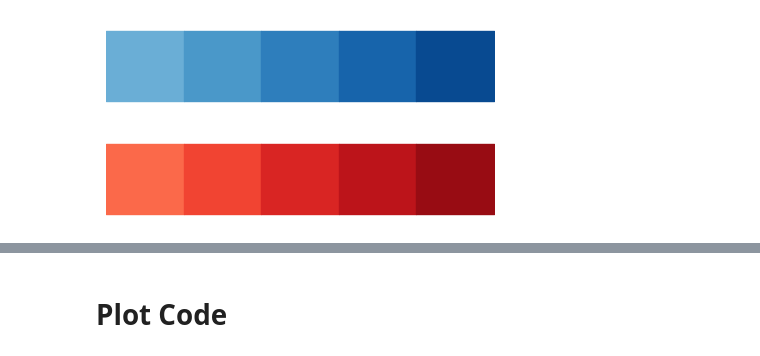
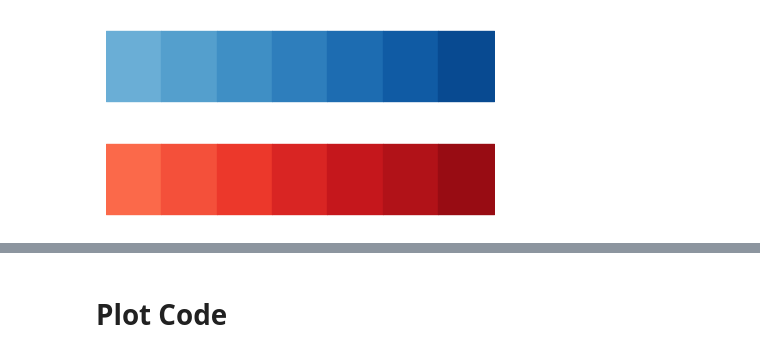
Before and after one commit to ViniciusMikuni/H1Unfold, a Jupyter notebook: plots/Plot_Features_StepEnsembles.ipynb, the cells around one changed output, grey strips where cells are left out. Drawn from its saved outputs; the diff is of its cells as text; code cells hidden in the pictures.

```diff
--- a/plots/Plot_Features_StepEnsembles.ipynb
+++ b/plots/Plot_Features_StepEnsembles.ipynb
@@ -4,37 +4,38 @@ import numpy as np
 import matplotlib.pyplot as plt
 import matplotlib.gridspec as gridspec
 # %%
-N_Ensemble = 5
-
+N_Ensemble = 7
 par_dir = "/global/cfs/cdirs/m3246/twamorka/H1Unfold_Vinny/H1Unfold/plots/" #dir for Tanvi's parallel ensembles
-main_dir = "H1_Feb_Seed1234_emaGetSetWeighs_archL61_closure_ITER4/"
+#main_dir = "H1_Feb_Seed1234_emaGetSetWeighs_archL61_closure_ITER4/"
 run = 'H1_Feb_Seed1234_emaGetSetWeighs_archL61'
 run += '_closure'
 #labels = {'fromscratch':'Baseline', 'pretrained':'PreTrained','finetuned':'Finetuned',}
 labels = {'fromscratch':'Baseline', 'pretrained':'PreTrained'}
 #labels = {'fromscratch':'Baseline'}
+#labels = {'pretrained':'PreTrained'}
+
+
+#par_colors = plt.get_cmap('autumn')(np.linspace(0.8, 0., N_Ensemble))
+#step_colors = plt.get_cmap('winter')(np.linspace(0., .8, N_Ensemble))
+#scratch_colors = plt.get_cmap('cool')(np.linspace(0.5, 1, N_Ensemble))
+#color_maps = [par_colors, step_colors, scratch_colors]
+
+color_maps = ["Blues","Reds","Greens"]
+marker_list= ['o','P','^']
+
+markers = {}
+for i,key in enumerate(labels.keys()):
+    markers[key] = marker_list[i]
+
+colors = {}
+for key, c in zip(labels.keys(), color_maps):
+    colors[key] = plt.get_cmap(c)(np.linspace(0.5, 0.9, N_Ensemble))
+
+for key in colors:
+    plt.figure(figsize=(5, 1))
+    [plt.fill_between([i, i+1], 0, 1, color=c) for i, c in enumerate(colors[key])]
+    plt.xlim(0, N_Ensemble)
+    plt.axis('off')
+# %% [output]
+[figure, added]
+[figure, added]
-# %%
-#par_colors = plt.get_cmap('autumn')(np.linspace(0.8, 0., N_Ensemble))
-#step_colors = plt.get_cmap('winter')(np.linspace(0., .8, N_Ensemble))
-#scratch_colors = plt.get_cmap('cool')(np.linspace(0.5, 1, N_Ensemble))
-#color_maps = [par_colors, step_colors, scratch_colors]
-
-color_maps = ["Blues","Reds","Greens"]
-marker_list= ['o','P','^']
-
-markers = {}
-for i,key in enumerate(labels.keys()):
-    markers[key] = marker_list[i]
-
-colors = {}
-for key, c in zip(labels.keys(), color_maps):
-    colors[key] = plt.get_cmap(c)(np.linspace(0.5, 0.9, N_Ensemble))
-
-for key in colors:
-    plt.figure(figsize=(5, 1))
-    [plt.fill_between([i, i+1], 0, 1, color=c) for i, c in enumerate(colors[key])]
-    plt.xlim(0, N_Ensemble)
-    plt.axis('off')
-# %% [output]
-[figure, removed]
-[figure, removed]
```
Also changed, not shown: parts of 6 cells of this notebook.
